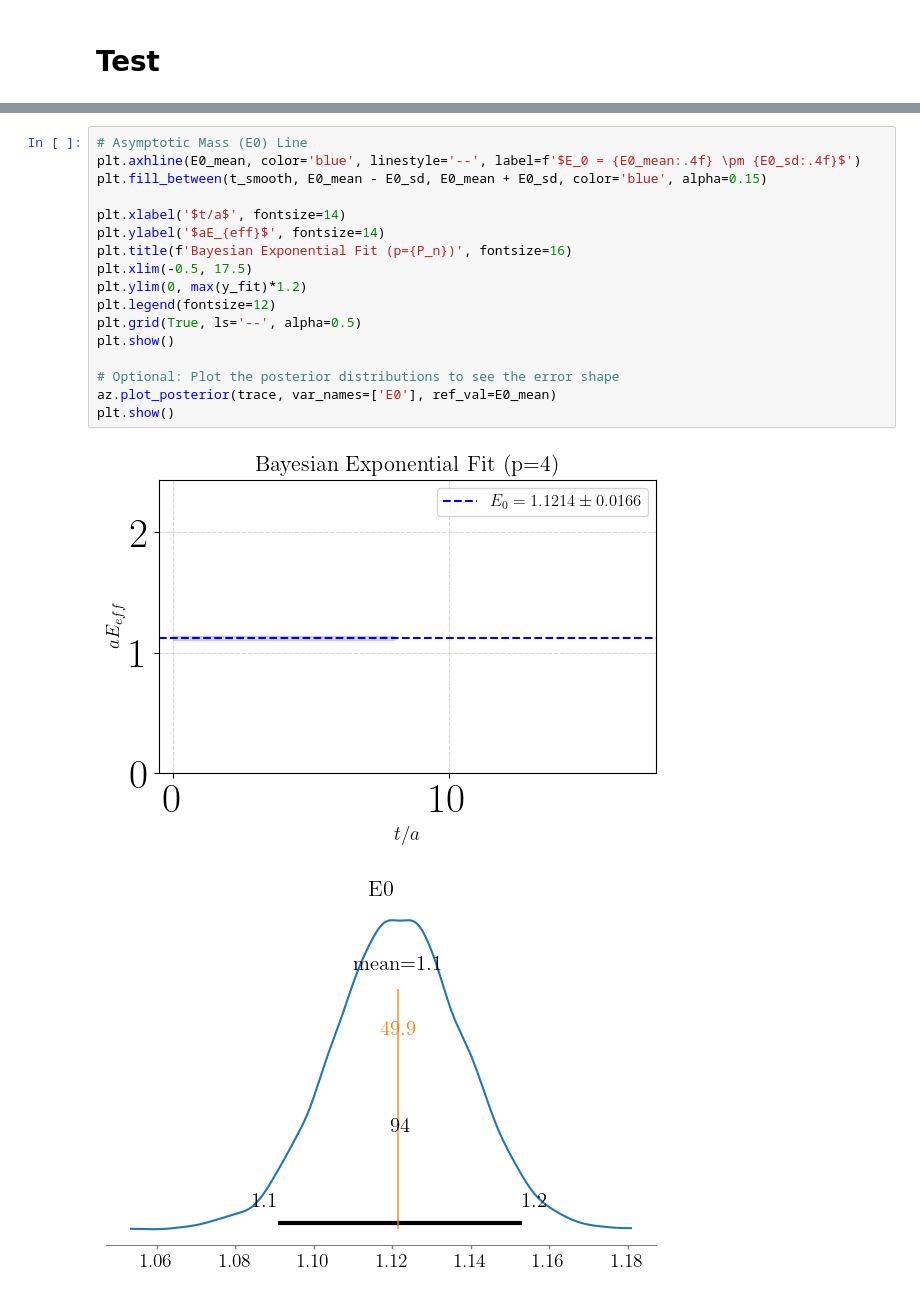
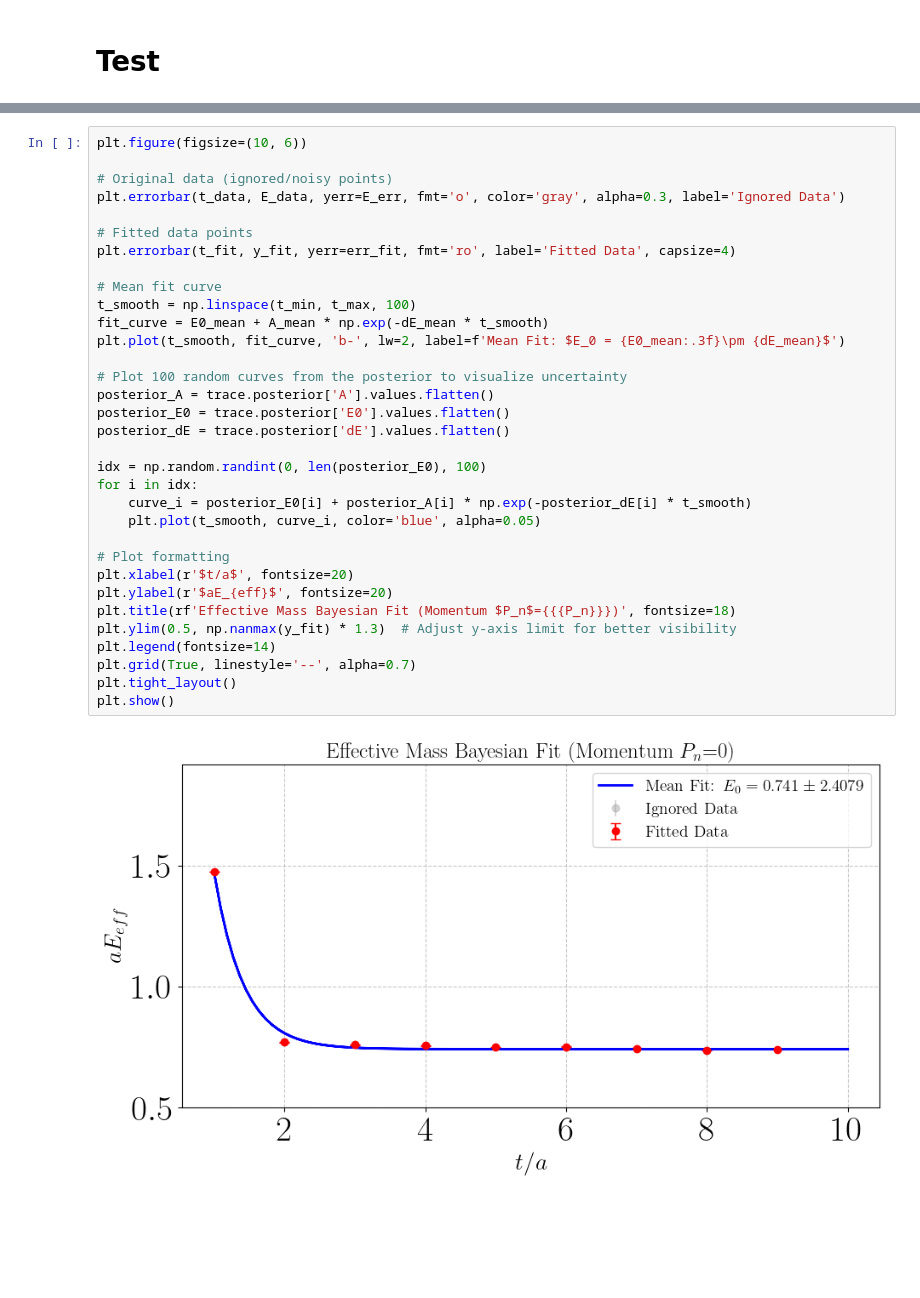
Before and after one commit to orginos/torchQFT, a Jupyter notebook: njl.ipynb, the cells around one changed output, grey strips where cells are left out. Cells and saved outputs as stored; diff of their text form; blank space fills up the shorter version.

```diff
--- a/njl.ipynb
+++ b/njl.ipynb
@@ -853,20 +658,35 @@ dE  1.7033  0.1116  1.4920   1.9044
-# %%
-# Asymptotic Mass (E0) Line
-plt.axhline(E0_mean, color='blue', linestyle='--', label=f'$E_0 = {E0_mean:.4f} \pm {E0_sd:.4f}$')
-plt.fill_between(t_smooth, E0_mean - E0_sd, E0_mean + E0_sd, color='blue', alpha=0.15)
-
-plt.xlabel('$t/a$', fontsize=14)
-plt.ylabel('$aE_{eff}$', fontsize=14)
-plt.title(f'Bayesian Exponential Fit (p={P_n})', fontsize=16)
-plt.xlim(-0.5, 17.5)
-plt.ylim(0, max(y_fit)*1.2)
-plt.legend(fontsize=12)
-plt.grid(True, ls='--', alpha=0.5)
-plt.show()
-
-# Optional: Plot the posterior distributions to see the error shape
-az.plot_posterior(trace, var_names=['E0'], ref_val=E0_mean)
-plt.show()
-# %% [output]
-[figure, removed]
-[figure, removed]
+# %%
+plt.figure(figsize=(10, 6))
+
+# Original data (ignored/noisy points)
+plt.errorbar(t_data, E_data, yerr=E_err, fmt='o', color='gray', alpha=0.3, label='Ignored Data')
+
+# Fitted data points
+plt.errorbar(t_fit, y_fit, yerr=err_fit, fmt='ro', label='Fitted Data', capsize=4)
+
+# Mean fit curve
+t_smooth = np.linspace(t_min, t_max, 100)
+fit_curve = E0_mean + A_mean * np.exp(-dE_mean * t_smooth)
+plt.plot(t_smooth, fit_curve, 'b-', lw=2, label=f'Mean Fit: $E_0 = {E0_mean:.3f}\pm {dE_mean}$')
+
+# Plot 100 random curves from the posterior to visualize uncertainty
+posterior_A = trace.posterior['A'].values.flatten()
+posterior_E0 = trace.posterior['E0'].values.flatten()
+posterior_dE = trace.posterior['dE'].values.flatten()
+
+idx = np.random.randint(0, len(posterior_E0), 100)
+for i in idx:
+    curve_i = posterior_E0[i] + posterior_A[i] * np.exp(-posterior_dE[i] * t_smooth)
+    plt.plot(t_smooth, curve_i, color='blue', alpha=0.05)
+
+# Plot formatting
+plt.xlabel(r'$t/a$', fontsize=20)
+plt.ylabel(r'$aE_{eff}$', fontsize=20)
+plt.title(rf'Effective Mass Bayesian Fit (Momentum $P_n$={{{P_n}}})', fontsize=18)
+plt.ylim(0.5, np.nanmax(y_fit) * 1.3)  # Adjust y-axis limit for better visibility
+plt.legend(fontsize=14)
+plt.grid(True, linestyle='--', alpha=0.7)
+plt.tight_layout()
+plt.show()
+# %% [output]
+[figure, added]
```
Also changed, not shown: parts of 21 cells of this notebook, 6 other files.
